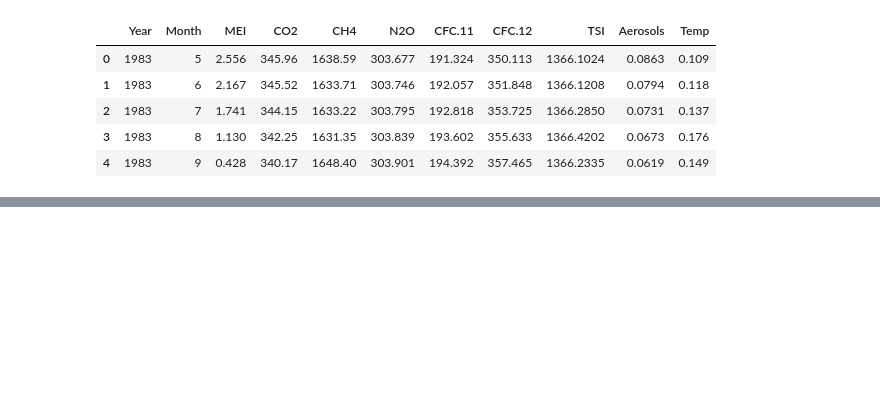
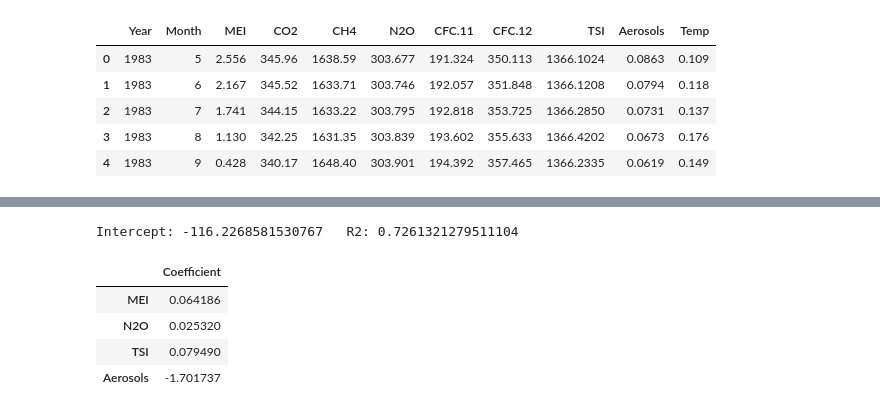
Before and after one commit to MayyarAA/ForecastingNeuralNetworks, a Jupyter notebook: MSCI433A1.ipynb, the cells around one changed output, grey strips where cells are left out. Drawn from its saved outputs; the diff is of its cells as text; code cells hidden in the pictures; blank space fills up the shorter version.

```diff
--- a/MSCI433A1.ipynb
+++ b/MSCI433A1.ipynb
@@ -277,0 +272,23 @@ regr.coef_  [ 6.42053134e-02  6.45735927e-03  1.24041896e-04 -1.65280033e-02
+# %%
+#2.b.i)
+X_columns_partcv1 = ['MEI','N2O','TSI','Aerosols']
+#training data
+X_2006_train_partcv1 = climatedata.loc[(climatedata['Year']<=2006),X_columns_partcv1]
+Y_2006_train_partcv1 = climatedata.loc[(climatedata['Year']<=2006),'Temp']
+#testing data
+X_after2006_test_partcv1 = climatedata.loc[(climatedata['Year']>2006),X_columns_partcv1]
+Y_after2006_test_partcv1 = climatedata.loc[(climatedata['Year']>2006),'Temp']
+
+
+linreg_climatedata_v1_partcv1 = LinearRegression().fit(X=X_2006_train_partcv1,y=Y_2006_train_partcv1)
+print(f'Intercept: {linreg_climatedata_v1_partcv1.intercept_}\tR2: {linreg_climatedata_v1_partcv1.score(X_2006_train_partcv1,Y_2006_train_partcv1)}')
+
+coeefficents_climatedata_v1_partcv1 = pandas.DataFrame(linreg_climatedata_v1_partcv1.coef_,X_2006_train_partcv1.columns,columns=['Coefficient'])
+coeefficents_climatedata_v1_partcv1
+# %% [output]
+Intercept: -116.2268581530767   R2: 0.7261321279511104
+|  | Coefficient |
+| MEI | 0.064186 |
+| N2O | 0.025320 |
+| TSI | 0.079490 |
+| Aerosols | -1.701737 |
```
Also changed, not shown: parts of 14 cells of this notebook.
